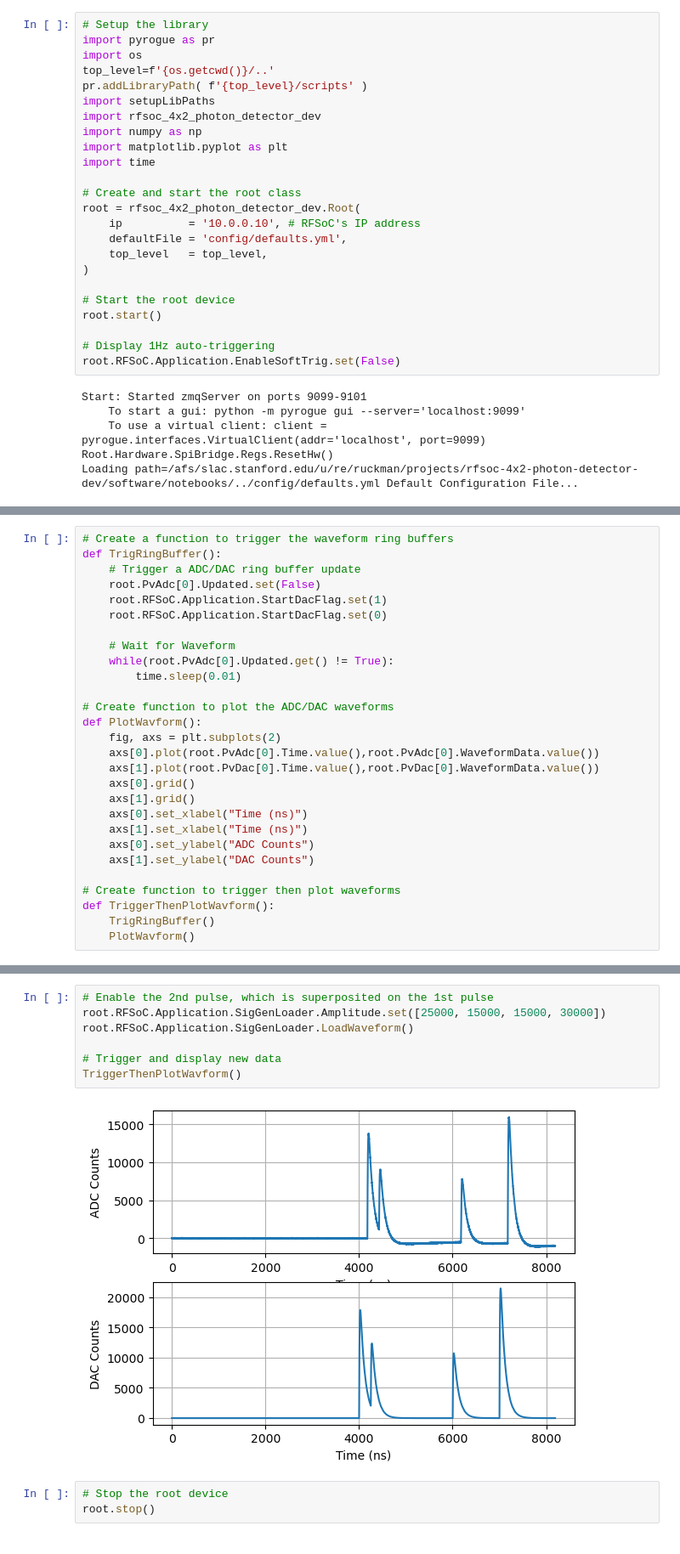
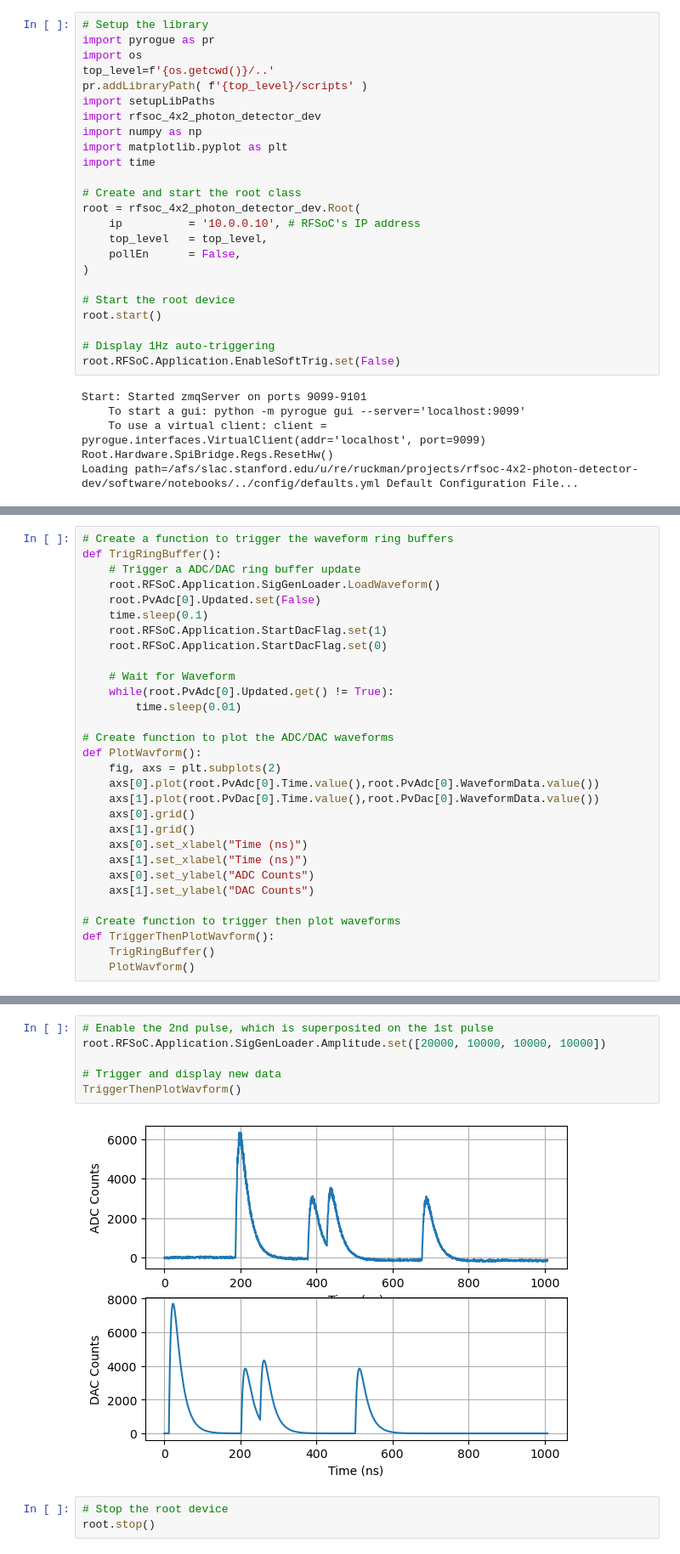
Before and after one commit to slaclab/rfsoc-4x2-photon-detector-dev, a Jupyter notebook: software/notebooks/ReferenceWaveformLoadAndTrig.ipynb, the cells around one changed output, grey strips where cells are left out. Shown at 85% size. Cells and saved outputs as stored; diff of their text form.

```diff
--- a/software/notebooks/ReferenceWaveformLoadAndTrig.ipynb
+++ b/software/notebooks/ReferenceWaveformLoadAndTrig.ipynb
@@ -13,8 +13,8 @@ import time
 # Create and start the root class
 root = rfsoc_4x2_photon_detector_dev.Root(
     ip          = '10.0.0.10', # RFSoC's IP address
-    defaultFile = 'config/defaults.yml',
     top_level   = top_level,
+    pollEn      = False,
 )
 
 # Start the root device
@@ -55,7 +55,9 @@ Builder      = ruckman
 # Create a function to trigger the waveform ring buffers
 def TrigRingBuffer():
     # Trigger a ADC/DAC ring buffer update
+    root.RFSoC.Application.SigGenLoader.LoadWaveform()
     root.PvAdc[0].Updated.set(False)
+    time.sleep(0.1)
     root.RFSoC.Application.StartDacFlag.set(1)
     root.RFSoC.Application.StartDacFlag.set(0)
 
@@ -109,12 +113,11 @@ TriggerThenPlotWavform()
 # %%
 # Enable the 2nd pulse, which is superposited on the 1st pulse
-root.RFSoC.Application.SigGenLoader.Amplitude.set([25000, 15000, 15000, 30000])
-root.RFSoC.Application.SigGenLoader.LoadWaveform()
+root.RFSoC.Application.SigGenLoader.Amplitude.set([20000, 10000, 10000, 10000])
 
 # Trigger and display new data
 TriggerThenPlotWavform()
 # %% [output]
-[figure, old version]
+[figure, new version]
 # %%
 # Stop the root device
 root.stop()
```
Also changed, not shown: parts of 4 cells of this notebook, 7 other files.
